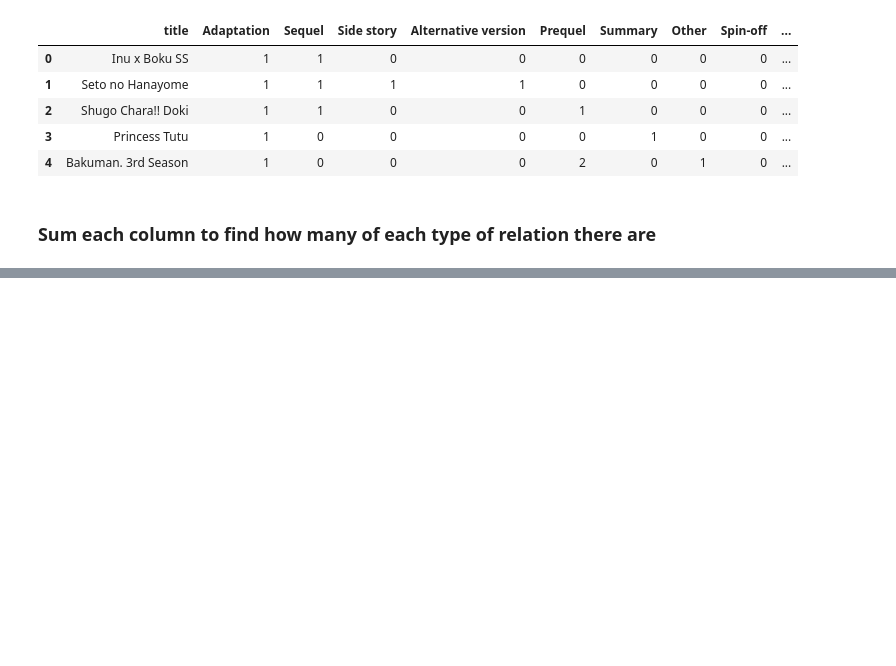
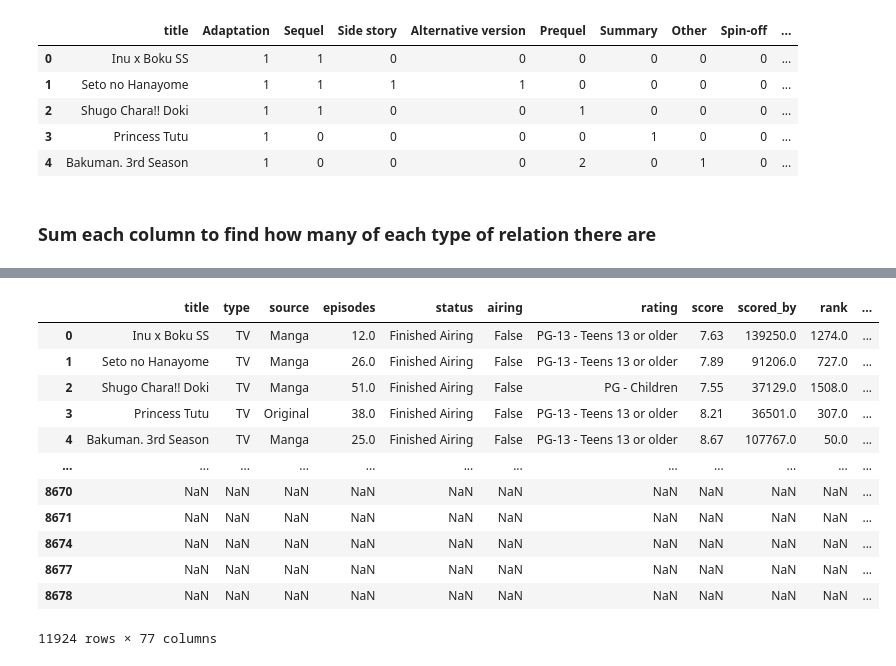
Before and after one commit to TanGuiShan/mini_project, a Jupyter notebook: Data Preparation.ipynb, the cells around one changed output, grey strips where cells are left out. Drawn from its saved outputs; the diff is of its cells as text; code cells hidden in the pictures; blank space fills up the shorter version.

Commit message:
update the data preparation
filter tv and movie

(if need movie then create a new csv file for movie only)

```diff
--- a/Data Preparation.ipynb
+++ b/Data Preparation.ipynb
@@ -685,0 +684,6 @@ for col in animelist_df:
+# %%
+df = pd.DataFrame(animelist_df)
+
+columns_list = ['episodes', 'score', 'scored_by', 'rank', 'popularity','members', 'favorites', 'year', 'duration_minutes']
+animelist_df = df[(df[columns_list] != 0).all(axis=1)]
+animelist_df.describe()
@@ -834,0 +850,2 @@ animelist_df.to_csv('DataSets/Cleaned data/with_related.csv', index=False)
+# %%
+animelist_df.drop(columns=['aired', 'related'], inplace=True)
@@ -834,0 +857,16 @@ animelist_df.to_csv('DataSets/Cleaned data/with_related.csv', index=False)
+# %%
+animelist_df
+# %% [output]
+|  | title | type | source | episodes | status | airing | rating | score | scored_by | rank | ... |
+| 0 | Inu x Boku SS | TV | Manga | 12.0 | Finished Airing | False | PG-13 - Teens 13 or older | 7.63 | 139250.0 | 1274.0 | ... |
+| 1 | Seto no Hanayome | TV | Manga | 26.0 | Finished Airing | False | PG-13 - Teens 13 or older | 7.89 | 91206.0 | 727.0 | ... |
+| 2 | Shugo Chara!! Doki | TV | Manga | 51.0 | Finished Airing | False | PG - Children | 7.55 | 37129.0 | 1508.0 | ... |
+| 3 | Princess Tutu | TV | Original | 38.0 | Finished Airing | False | PG-13 - Teens 13 or older | 8.21 | 36501.0 | 307.0 | ... |
+| 4 | Bakuman. 3rd Season | TV | Manga | 25.0 | Finished Airing | False | PG-13 - Teens 13 or older | 8.67 | 107767.0 | 50.0 | ... |
+| ... | ... | ... | ... | ... | ... | ... | ... | ... | ... | ... | ... |
+| 8670 | NaN | NaN | NaN | NaN | NaN | NaN | NaN | NaN | NaN | NaN | ... |
+| 8671 | NaN | NaN | NaN | NaN | NaN | NaN | NaN | NaN | NaN | NaN | ... |
+| 8674 | NaN | NaN | NaN | NaN | NaN | NaN | NaN | NaN | NaN | NaN | ... |
+| 8677 | NaN | NaN | NaN | NaN | NaN | NaN | NaN | NaN | NaN | NaN | ... |
+| 8678 | NaN | NaN | NaN | NaN | NaN | NaN | NaN | NaN | NaN | NaN | ... |
+11924 rows × 77 columns
```
Also changed, not shown: parts of 30 cells of this notebook, 5 other files.
